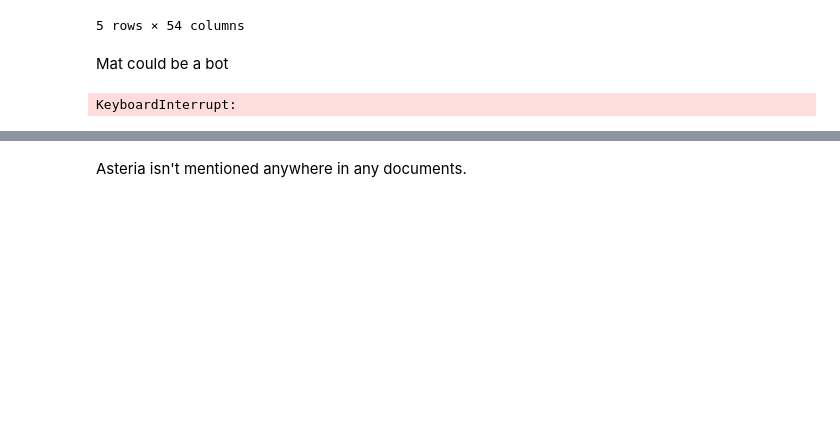
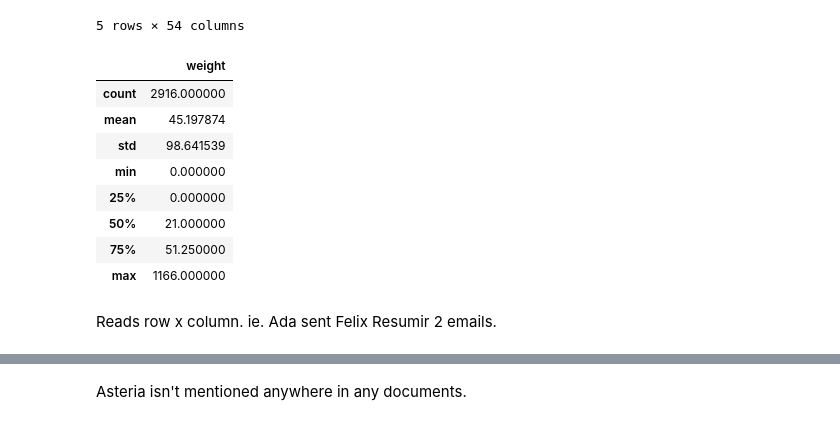
Before and after one commit to hypothetical-lemon/COMP4449-capstone, a Jupyter notebook: final/KronosKidnapping/heather_lemon_final_kidnappingreport.ipynb, the cells around one changed output, grey strips where cells are left out. Cells and saved outputs as stored; diff of their text form; code cells hidden in the pictures; blank space fills up the shorter version.

```diff
--- a/final/KronosKidnapping/heather_lemon_final_kidnappingreport.ipynb
+++ b/final/KronosKidnapping/heather_lemon_final_kidnappingreport.ipynb
@@ -692,4 +663,18 @@ emails_sent.head()
 | Albina Hafon | 0.0 | 2.0 | 0.0 | 0.0 | 0.0 | 0.0 | 0.0 | ... |
 | Anda Ribera | 0.0 | 1.0 | 2.0 | 3.0 | 4.0 | 5.0 | 6.0 | ... |
 5 rows × 54 columns
+# %%
+emails_sent.describe()
+# %% [output]
+|  | weight |
+| count | 2916.000000 |
+| mean | 45.197874 |
+| std | 98.641539 |
+| min | 0.000000 |
+| 25% | 0.000000 |
+| 50% | 21.000000 |
+| 75% | 51.250000 |
+| max | 1166.000000 |
+# %% [markdown]
+Reads row x column. ie. Ada sent Felix Resumir 2 emails.
 # %%
@@ -697,2 +681,0 @@ px.bar(emails_sent, x=emails_sent.index, y=emails_sent.columns.values)
-# %% [markdown]
-Mat could be a bot
@@ -703,9 +681,0 @@ for employee in emails_sent.index:
-# %%
-gastech_chord = pd.DataFrame()
-gastech_chord['source'] = emails_sent.index
-gastech_chord['target'] = emails_sent.columns
-gastech_chord['weight'] = np.ndarray.flatten(emails_sent.values)
-d3 = d3blocks.D3Blocks()
-d3.chord(df=gastech_chord)
-# %% [output]
-KeyboardInterrupt:
```
Also changed, not shown: parts of 19 cells of this notebook.
